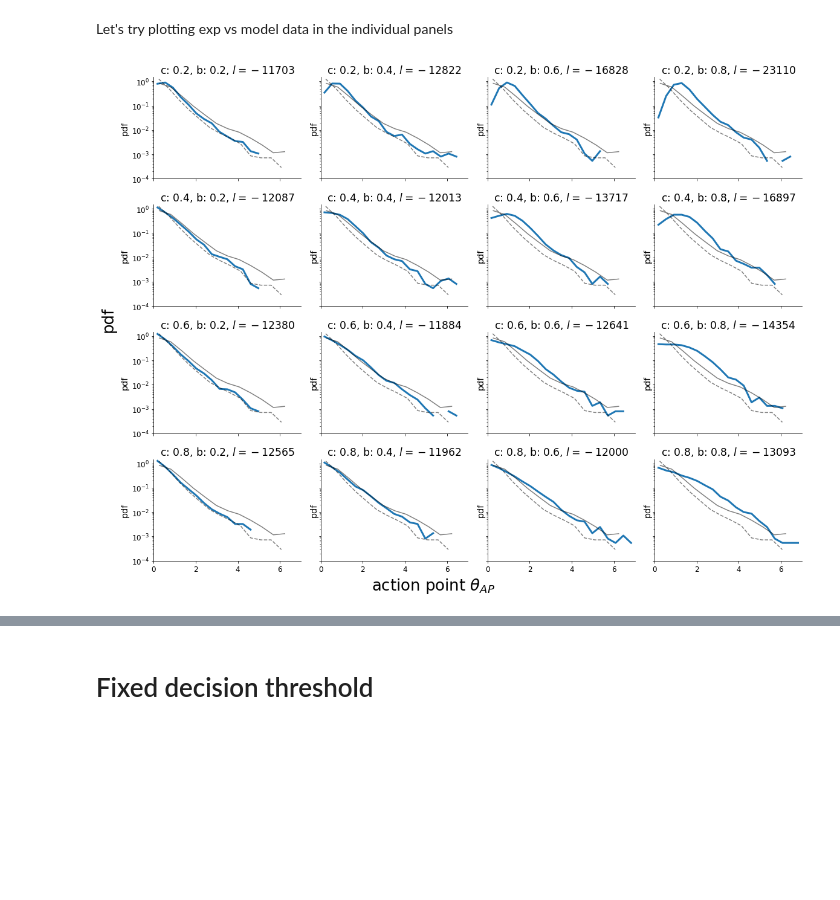
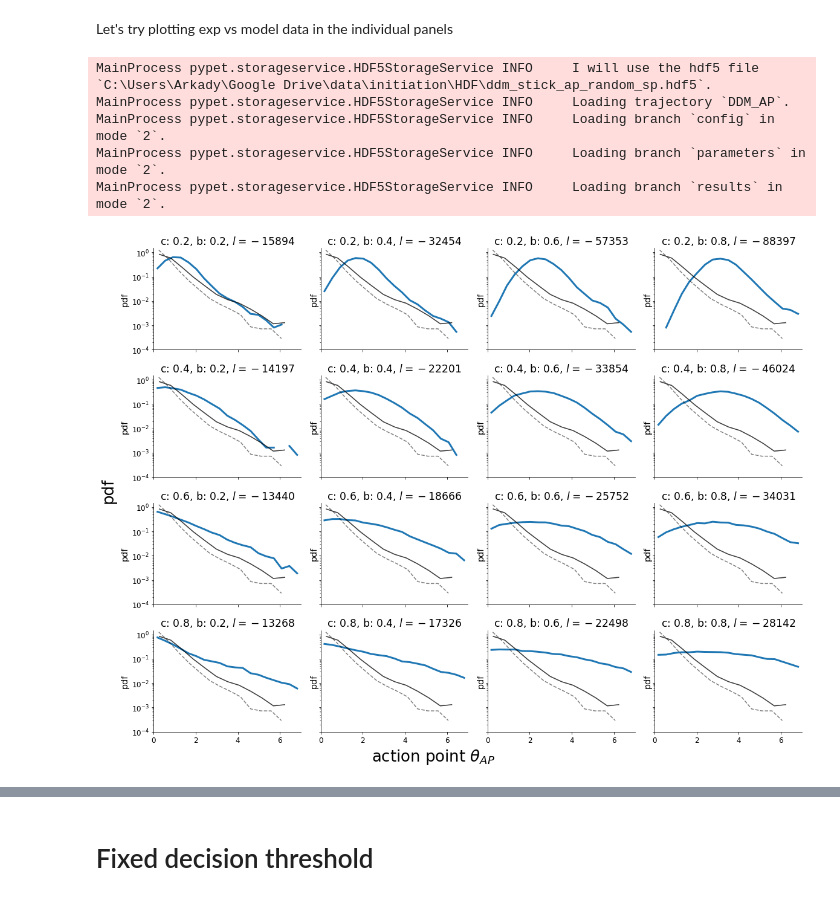
Before and after one commit to cherepaha/initiation, a Jupyter notebook: ddm_stick.ipynb, the cells around one changed output, grey strips where cells are left out. Drawn from its saved outputs; the diff is of its cells as text; code cells hidden in the pictures; blank space fills up the shorter version.

```diff
--- a/ddm_stick.ipynb
+++ b/ddm_stick.ipynb
@@ -149,7 +149,7 @@ def run_trial(c, b, ic, tau):
     thetas = [ic]
     x = [0]
 
-    while abs(x[-1]) < b:
+    while x[-1] < b:
         theta = thetas[-1] + dtheta(thetas[-1], tau, dt)
         thetas.append(theta)
 
@@ -170,7 +170,7 @@ def run_sim(c, b, theta_0, tau, n_trials, exp_data):
             ic = theta_0
         t, x, theta = run_trial(c, b, ic, tau)
         hit = (x[-1]>0)
-        # hit is set to True if the positive boundary was reached first
+        # In case of two thresholds (-b and b), hit is set to True if the positive boundary was reached
         # we'd need hit rate close to 1 if we are to capture activation of actual movement
         # based on experimental data, extremely few movements are in the wrong direction
         trials.append(pd.DataFrame(data={'n': n, 't': t, 'x': x, 'theta': theta, 'hit': hit}))
@@ -194,8 +194,8 @@ c = 0.5
 b = 0.5
 # dt = 0.005
 
-# theta_0 = 'random'
-theta_0 = 'uniform'
+theta_0 = 'random'
+# theta_0 = 'uniform'
 tau = 1
 
 xs = run_sim(c=c, b=b, theta_0=theta_0, tau=tau, n_trials=10000, exp_data=exp_data)
@@ -207,12 +207,12 @@ ax = plt.figure().gca()
 hist, bins = np.histogram(ap, bins=20, normed=True)
 hist[hist<4/len(ap)] = np.nan
 ax.plot((bins[1:] + bins[:-1])/2, hist, label='c=%.2f, b=%.2f' % (c, b))
-overlay_exp_data(ax)
+overlay_exp_data(exp_data, ax)
 
 ax.legend(bbox_to_anchor=(1.1, 1.05))
 
 ax.set_xlabel(r'$\theta$')
 ax.set_ylabel(r'P($\theta=\theta_{AP}$)');
 
-plt.title('Hit rate %.2f' % (xs.hit.mean()))
+# plt.title('Hit rate %.2f' % (xs.hit.mean()))
 # %% [output]
@@ -270,7 +275,7 @@ MainProcess pypet.environment.Environment INFO     All runs of trajectory `DDM_A
 # %%
 from scipy.stats import gaussian_kde
 
-def get_exp_data_prob(model_data, bandwidth=0.2):
+def get_model_pdf(model_data, bandwidth=0.2):
     kde = gaussian_kde(model_data, bw_method=bandwidth / model_data.std(ddof=1))
     return kde.evaluate
 
@@ -295,35 +300,38 @@ def plot_explore(filename, exp_data, grid):
         run = traj.f_get_run_names()[i]
         model_data = traj[run]
 
         model_hist, _ = np.histogram(model_data.ap, bins=bins, normed=True)
         model_hist[model_hist<4/len(model_data.ap)] = np.nan
 
-        model_pdf = get_exp_data_prob(model_data.ap)
+        model_pdf = get_model_pdf(model_data.ap)
         log_lik = get_log_likelihood(model_pdf, exp_data.ap_scaled)
 
-        # TODO: change delta to AIC (exp data is data.ap_scaled, model data is model_data)
 #         delta = abs(np.log(exp_hist) - np.log(model_hist))
 #         f = ('%.3f' % (np.nanmean(delta[~np.isinf(delta)]))) if (np.mean(np.isinf(delta) | np.isnan(delta)) < 0.5) else 'N/A'
-        delta = log_lik
         f = '%.0f' % (log_lik)
 
         ax.plot((bins[1:] + bins[:-1])/2, model_hist, lw=3.0)
         overlay_exp_data(exp_data, ax)
-#         ax = plot_pdf(data, 'ap_scaled', by_subj=False, ax=ax)
+        ax = plot_pdf(exp_data, 'ap_scaled', by_subj=False, ax=ax)
         ax.set_xlim((0.0, 7))
         ax.set_ylim((0.0001, 1.5))
 
         title = (traj.f_get_run_information(run)['parameter_summary'] + r', $l=%s$' % f).replace("  ", "")
         ax.set_title(title, )
 #         ax.set_yscale('linear')
 
     fig.text(0.37, -0.02, r'action point $\theta_{AP}$', fontsize=26)
     fig.text(-0.02, 0.5, r'pdf', fontsize=26, rotation=90)
     plt.tight_layout()
     plt.savefig('%s.png' % (filename), bbox_inches='tight')
 
 # plot_explore('ddm_ap_fixed_sp', 4)
 # plot_explore('ddm_ap_uniform_sp', 4)
 plot_explore(os.path.join(hdf_path, 'ddm_stick_ap_random_sp.hdf5'), exp_data, 4)
 # %% [output]
+MainProcess pypet.storageservice.HDF5StorageService INFO     I will use the hdf5 file `C:\Users\Arkady\Google Drive\data\initiation\HDF\ddm_stick_ap_random_sp.hdf5`.
+MainProcess pypet.storageservice.HDF5StorageService INFO     Loading trajectory `DDM_AP`.
+MainProcess pypet.storageservice.HDF5StorageService INFO     Loading branch `config` in mode `2`.
+MainProcess pypet.storageservice.HDF5StorageService INFO     Loading branch `parameters` in mode `2`.
+MainProcess pypet.storageservice.HDF5StorageService INFO     Loading branch `results` in mode `2`.
-[figure, old version]
+[figure, new version]
```
Also changed, not shown: parts of 14 cells of this notebook, 1 other file.
